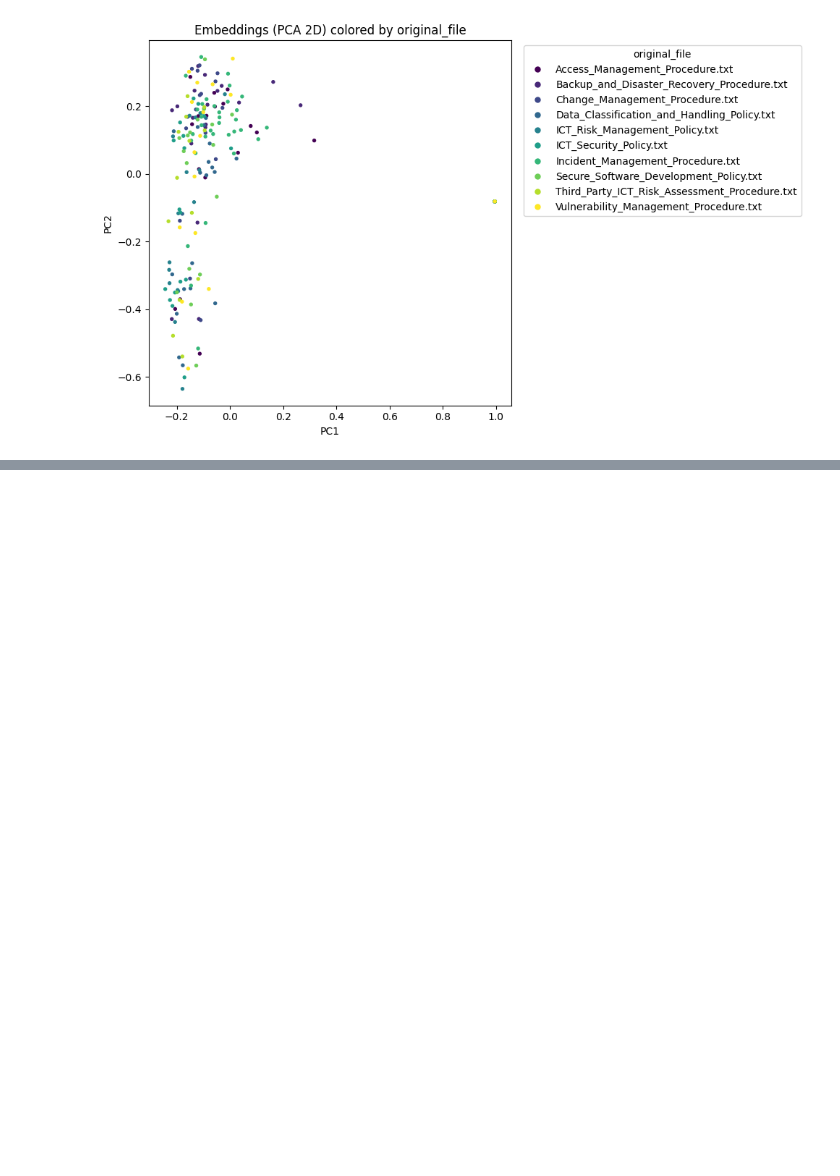
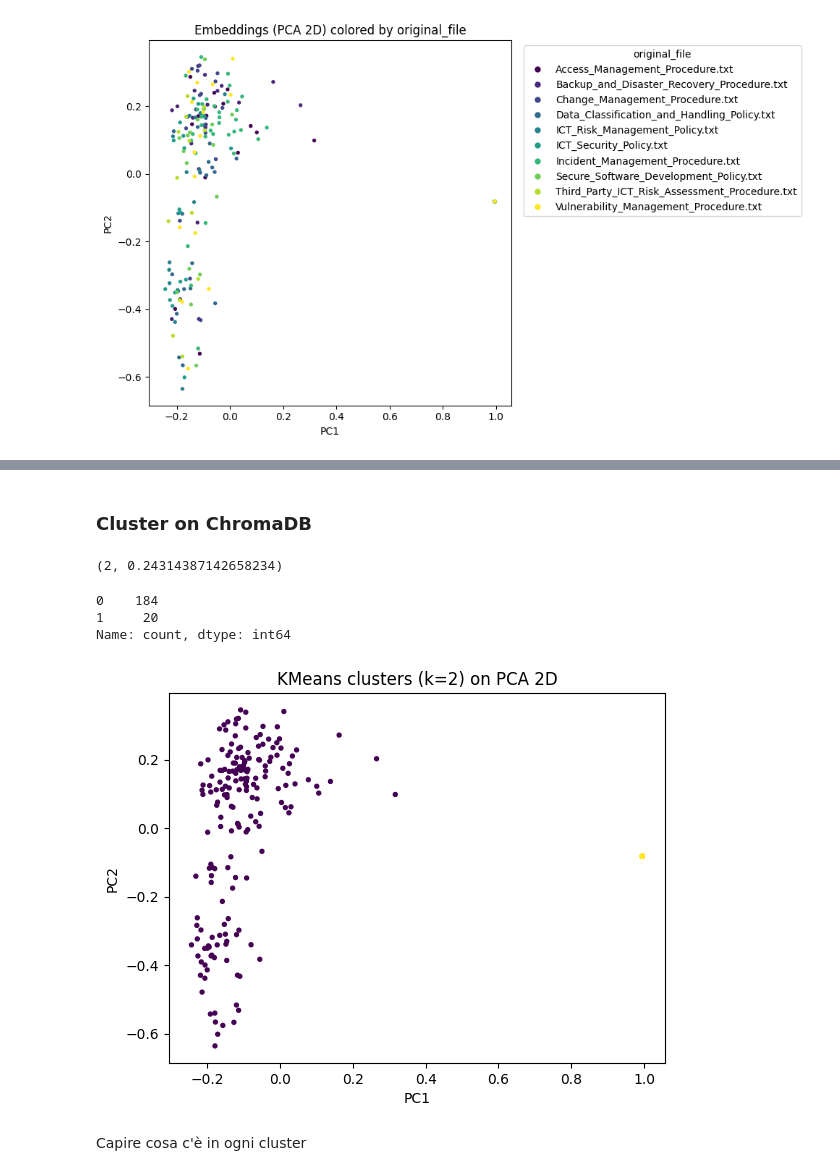
Before and after one commit to Sir-Cyborg/veritas-proj, a Jupyter notebook: visualization.ipynb, the cells around one changed output, grey strips where cells are left out. Cells and saved outputs as stored; diff of their text form; code cells hidden in the pictures; blank space fills up the shorter version.

```diff
--- a/visualization.ipynb
+++ b/visualization.ipynb
@@ -118,0 +120,45 @@ plt.show()
+# %% [markdown]
+### Cluster on ChromaDB
+# %%
+import numpy as np
+
+X = np.array(data["embeddings"], dtype=np.float32)
+
+# opzionale ma consigliato: normalizzazione L2 (≈ cosine)
+Xn = X / (np.linalg.norm(X, axis=1, keepdims=True) + 1e-12)
+# %%
+from sklearn.cluster import KMeans
+from sklearn.metrics import silhouette_score
+
+scores = {}
+for k in range(2, 16):
+    km = KMeans(n_clusters=k, random_state=0, n_init="auto")
+    labels_k = km.fit_predict(Xn)
+    scores[k] = silhouette_score(Xn, labels_k)
+
+best_k = max(scores, key=scores.get)
+best_k, scores[best_k]
+# %% [output]
+(2, 0.24314387142658234)
+# %%
+km = KMeans(n_clusters=best_k, random_state=0, n_init="auto")
+cluster = km.fit_predict(Xn)
+# %%
+import pandas as pd
+pd.Series(cluster).value_counts().sort_index()
+# %% [output]
+0    184
+1     20
+Name: count, dtype: int64
+# %%
+import matplotlib.pyplot as plt
+
+plt.figure()
+plt.scatter(X2[:,0], X2[:,1], s=8, c=cluster)
+plt.title(f"KMeans clusters (k={best_k}) on PCA 2D")
+plt.xlabel("PC1"); plt.ylabel("PC2")
+plt.show()
+# %% [output]
+[figure, added]
+# %% [markdown]
+Capire cosa c'è in ogni cluster
```
Also changed, not shown: parts of 6 cells of this notebook, 3 other files.
